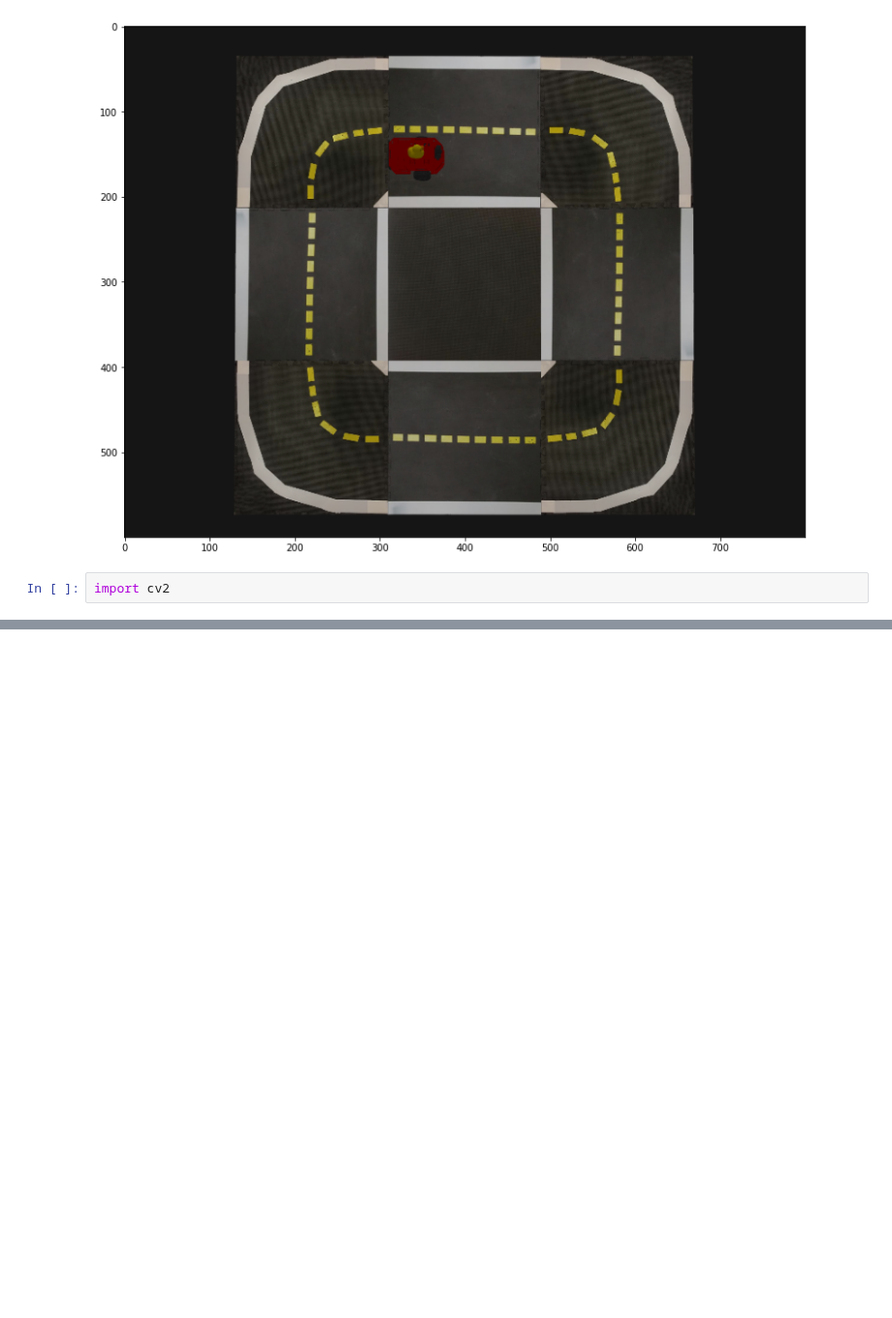
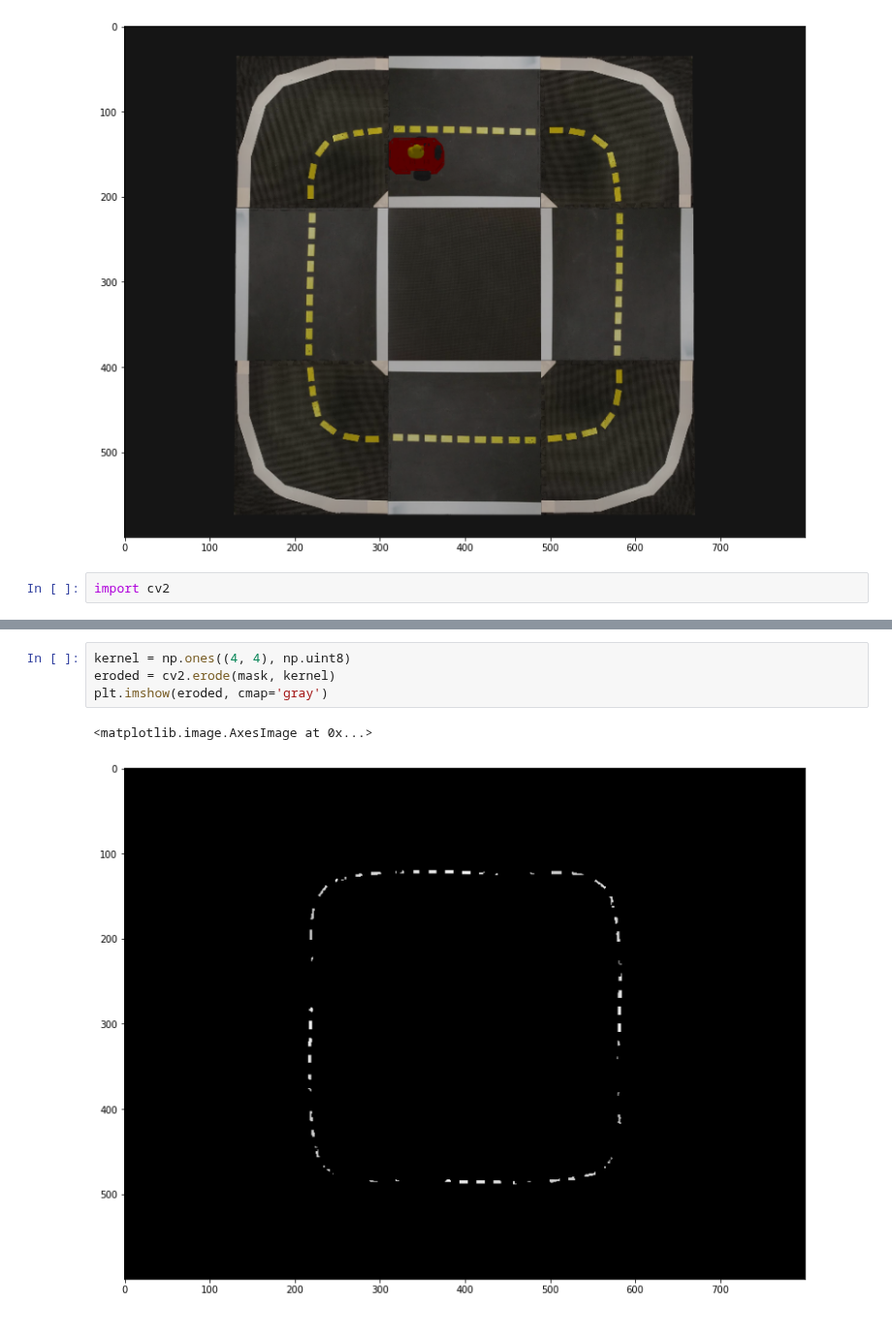
Before and after one commit to giuliovv/duckrace, a Jupyter notebook: trajectory_extraction.ipynb, the cells around one changed output, grey strips where cells are left out. Shown at 97% size. Cells and saved outputs as stored; diff of their text form; blank space fills up the shorter version.

```diff
--- a/trajectory_extraction.ipynb
+++ b/trajectory_extraction.ipynb
@@ -58,0 +50,7 @@ plt.imshow(mask_y_image, cmap='gray')
+# %%
+kernel = np.ones((4, 4), np.uint8)
+eroded = cv2.erode(mask, kernel)
+plt.imshow(eroded, cmap='gray')
+# %% [output]
+<matplotlib.image.AxesImage at 0x...>
+[figure, added]
```
Also changed, not shown: parts of 6 cells of this notebook.
